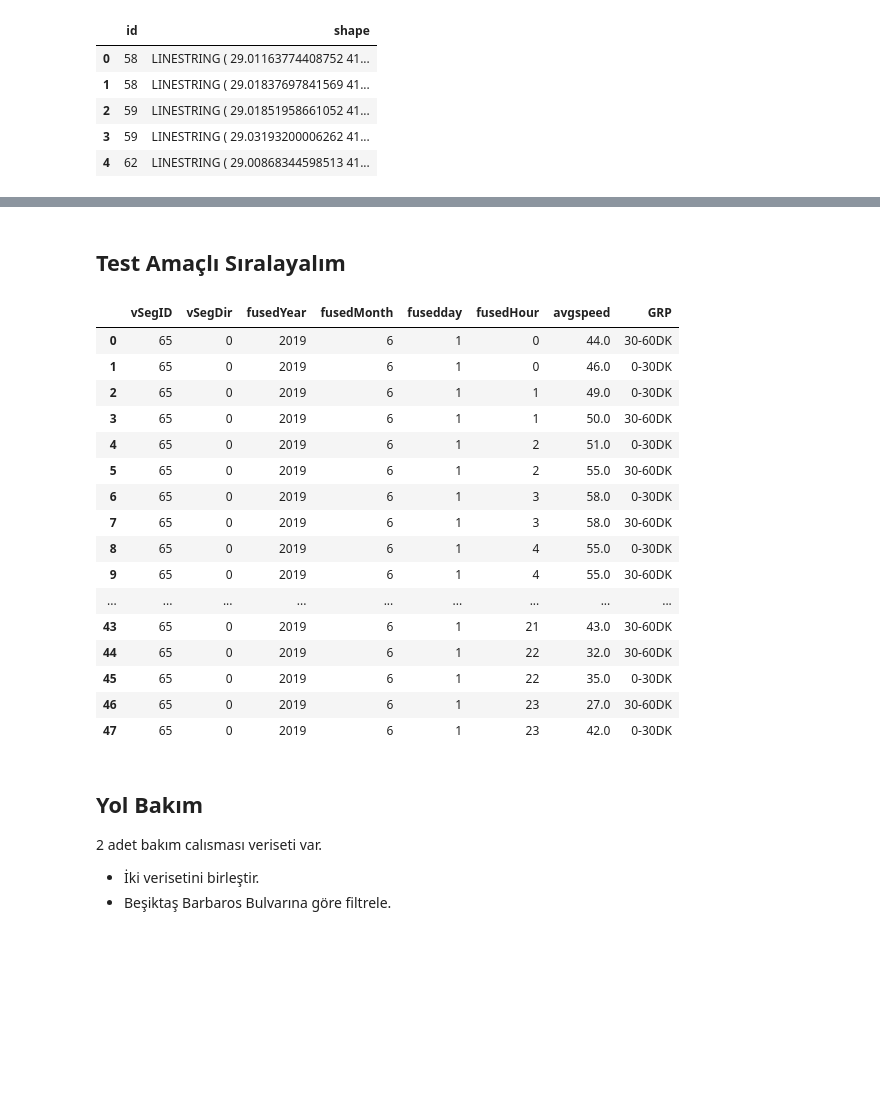
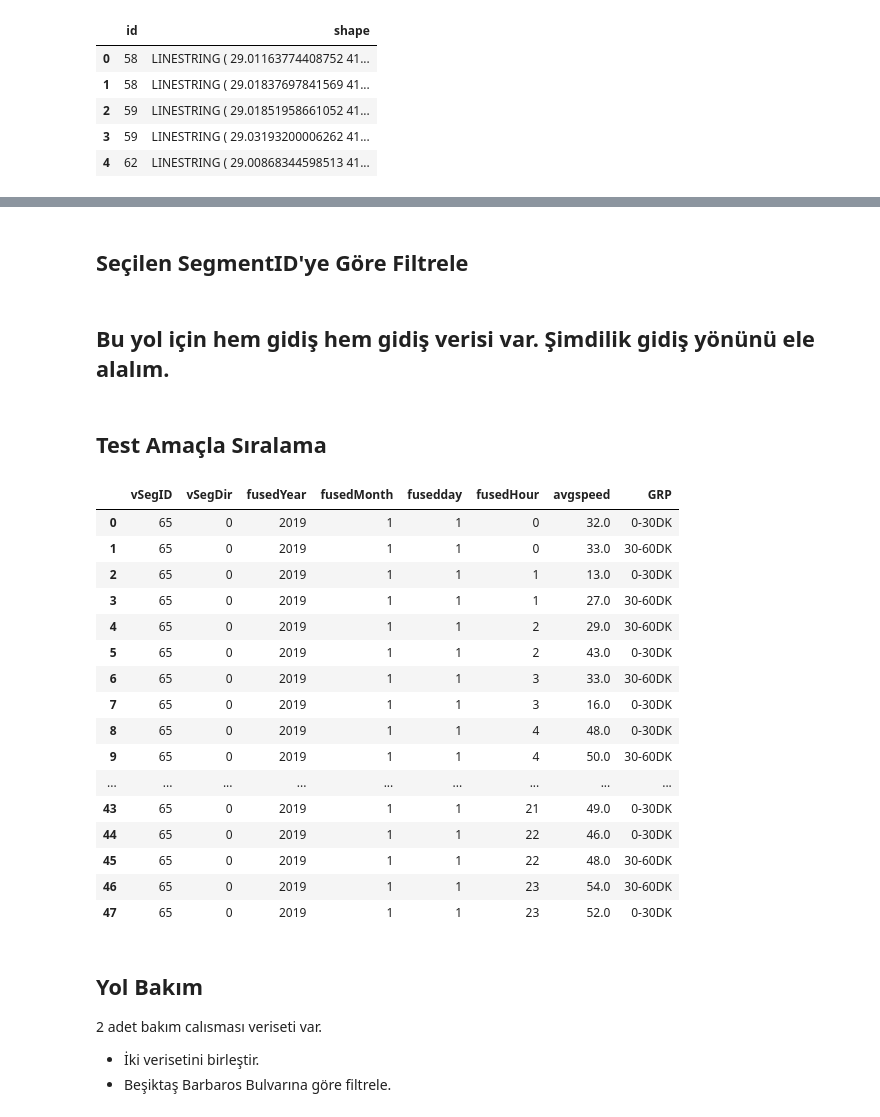
Before and after one commit to mdurmuss/data-engineering-final-project, a Jupyter notebook: main.ipynb, the cells around one changed output, grey strips where cells are left out. Cells and saved outputs as stored; diff of their text form; code cells hidden in the pictures; blank space fills up the shorter version.

```diff
--- a/main.ipynb
+++ b/main.ipynb
@@ -97,29 +89,37 @@ segment_list.loc[segment_list['id'] == 65]
+# %% [markdown]
+## Seçilen SegmentID'ye Göre Filtrele
+# %%
+df = df.loc[df['vSegID'] == 65]
+# %% [markdown]
+## Bu yol için hem gidiş hem gidiş verisi var. Şimdilik gidiş yönünü ele alalım.
+# %%
+df = df.loc[df['vSegDir'] == 0]
 # %% [markdown]
-## Test Amaçlı Sıralayalım
+## Test Amaçla Sıralama
 # %%
 test = df.loc[df['vSegID'] == 65]
 test2 = test.loc[test['vSegDir'] == 0]
-test3 = test2.loc[test2['fusedMonth'] == 6]
+test3 = test2.loc[test2['fusedMonth'] == 1]
 test4 = test3.loc[test3['fusedday'] == 1]
 test4.sort_values("fusedHour").reset_index(drop=True)
 # %% [output]
 |  | vSegID | vSegDir | fusedYear | fusedMonth | fusedday | fusedHour | avgspeed | GRP |
-| 0 | 65 | 0 | 2019 | 6 | 1 | 0 | 44.0 | 30-60DK |
-| 1 | 65 | 0 | 2019 | 6 | 1 | 0 | 46.0 | 0-30DK |
-| 2 | 65 | 0 | 2019 | 6 | 1 | 1 | 49.0 | 0-30DK |
-| 3 | 65 | 0 | 2019 | 6 | 1 | 1 | 50.0 | 30-60DK |
-| 4 | 65 | 0 | 2019 | 6 | 1 | 2 | 51.0 | 0-30DK |
-| 5 | 65 | 0 | 2019 | 6 | 1 | 2 | 55.0 | 30-60DK |
-| 6 | 65 | 0 | 2019 | 6 | 1 | 3 | 58.0 | 0-30DK |
-| 7 | 65 | 0 | 2019 | 6 | 1 | 3 | 58.0 | 30-60DK |
-| 8 | 65 | 0 | 2019 | 6 | 1 | 4 | 55.0 | 0-30DK |
-| 9 | 65 | 0 | 2019 | 6 | 1 | 4 | 55.0 | 30-60DK |
+| 0 | 65 | 0 | 2019 | 1 | 1 | 0 | 32.0 | 0-30DK |
+| 1 | 65 | 0 | 2019 | 1 | 1 | 0 | 33.0 | 30-60DK |
+| 2 | 65 | 0 | 2019 | 1 | 1 | 1 | 13.0 | 0-30DK |
+| 3 | 65 | 0 | 2019 | 1 | 1 | 1 | 27.0 | 30-60DK |
+| 4 | 65 | 0 | 2019 | 1 | 1 | 2 | 29.0 | 30-60DK |
+| 5 | 65 | 0 | 2019 | 1 | 1 | 2 | 43.0 | 0-30DK |
+| 6 | 65 | 0 | 2019 | 1 | 1 | 3 | 33.0 | 30-60DK |
+| 7 | 65 | 0 | 2019 | 1 | 1 | 3 | 16.0 | 0-30DK |
+| 8 | 65 | 0 | 2019 | 1 | 1 | 4 | 48.0 | 0-30DK |
+| 9 | 65 | 0 | 2019 | 1 | 1 | 4 | 50.0 | 30-60DK |
 | ... | ... | ... | ... | ... | ... | ... | ... | ... |
-| 43 | 65 | 0 | 2019 | 6 | 1 | 21 | 43.0 | 30-60DK |
-| 44 | 65 | 0 | 2019 | 6 | 1 | 22 | 32.0 | 30-60DK |
-| 45 | 65 | 0 | 2019 | 6 | 1 | 22 | 35.0 | 0-30DK |
-| 46 | 65 | 0 | 2019 | 6 | 1 | 23 | 27.0 | 30-60DK |
-| 47 | 65 | 0 | 2019 | 6 | 1 | 23 | 42.0 | 0-30DK |
+| 43 | 65 | 0 | 2019 | 1 | 1 | 21 | 49.0 | 0-30DK |
+| 44 | 65 | 0 | 2019 | 1 | 1 | 22 | 46.0 | 0-30DK |
+| 45 | 65 | 0 | 2019 | 1 | 1 | 22 | 48.0 | 30-60DK |
+| 46 | 65 | 0 | 2019 | 1 | 1 | 23 | 54.0 | 30-60DK |
+| 47 | 65 | 0 | 2019 | 1 | 1 | 23 | 52.0 | 0-30DK |
 # %% [markdown]
 ## Yol Bakım
 2 adet bakım calısması veriseti var.
```
Also changed, not shown: parts of 19 cells of this notebook.
